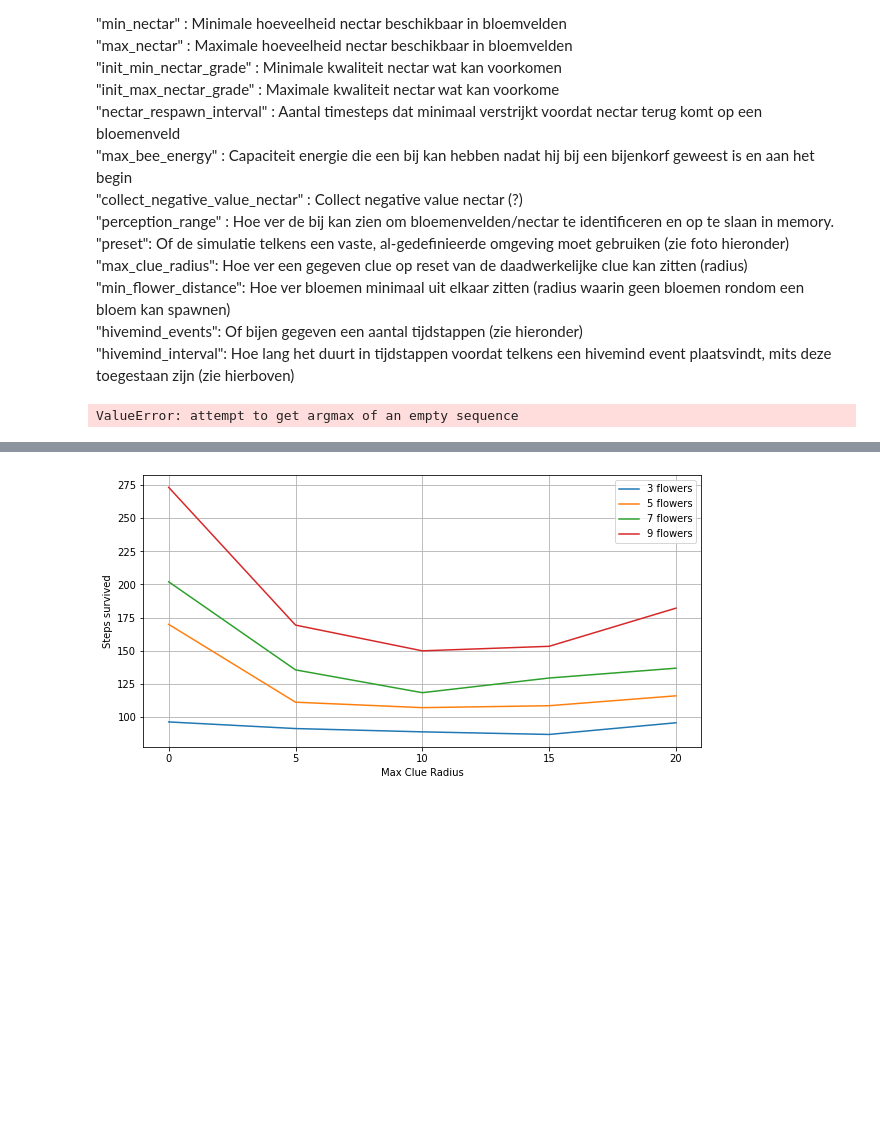
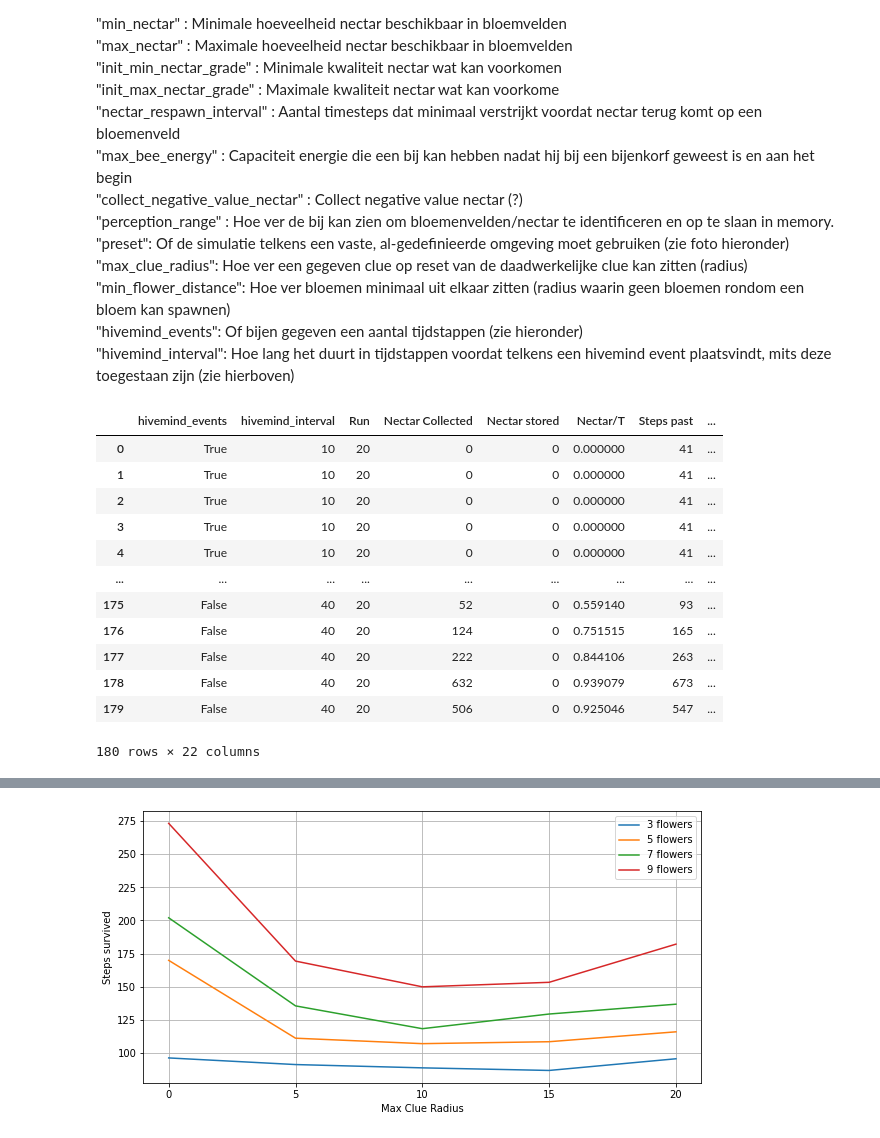
Before and after one commit to SwagLag/EcologicalPyramidChallenge, a Jupyter notebook: Dance of the bees Batchrunner Data.ipynb, the cells around one changed output, grey strips where cells are left out. Cells and saved outputs as stored; diff of their text form; code cells hidden in the pictures; blank space fills up the shorter version.

```diff
--- a/Dance of the bees Batchrunner Data.ipynb
+++ b/Dance of the bees Batchrunner Data.ipynb
@@ -78,7 +78,7 @@ batch_run = BatchRunnerMP(BeeSimulation,
                         nr_processes=10,
                         variable_parameters=variable_params,
                         fixed_parameters=fixed_params,
-                        iterations=200,
+                        iterations=30,
                         max_steps=1000,
                         model_reporters={
                             "Nectar/T": get_nectar_per_t,
@@ -89,6 +89,25 @@ batch_run = BatchRunnerMP(BeeSimulation,
 batch_run.run_all()
 model_data = batch_run.get_model_vars_dataframe()
 collector_data = batch_run.get_collector_model()
-# %% [output]
-ValueError: attempt to get argmax of an empty sequence
+# %%
+model_data = batch_run.get_model_vars_dataframe()
+collector_data = batch_run.get_collector_model()
+# %%
+sorted_data = model_data.sort_index()
+# %%
+sorted_data
+# %% [output]
+|  | hivemind_events | hivemind_interval | Run | Nectar Collected | Nectar stored | Nectar/T | Steps past | ... |
+| 0 | True | 10 | 20 | 0 | 0 | 0.000000 | 41 | ... |
+| 1 | True | 10 | 20 | 0 | 0 | 0.000000 | 41 | ... |
+| 2 | True | 10 | 20 | 0 | 0 | 0.000000 | 41 | ... |
+| 3 | True | 10 | 20 | 0 | 0 | 0.000000 | 41 | ... |
+| 4 | True | 10 | 20 | 0 | 0 | 0.000000 | 41 | ... |
+| ... | ... | ... | ... | ... | ... | ... | ... | ... |
+| 175 | False | 40 | 20 | 52 | 0 | 0.559140 | 93 | ... |
+| 176 | False | 40 | 20 | 124 | 0 | 0.751515 | 165 | ... |
+| 177 | False | 40 | 20 | 222 | 0 | 0.844106 | 263 | ... |
+| 178 | False | 40 | 20 | 632 | 0 | 0.939079 | 673 | ... |
+| 179 | False | 40 | 20 | 506 | 0 | 0.925046 | 547 | ... |
+180 rows × 22 columns
 # %%
```
Also changed, not shown: parts of 1 cell of this notebook.
